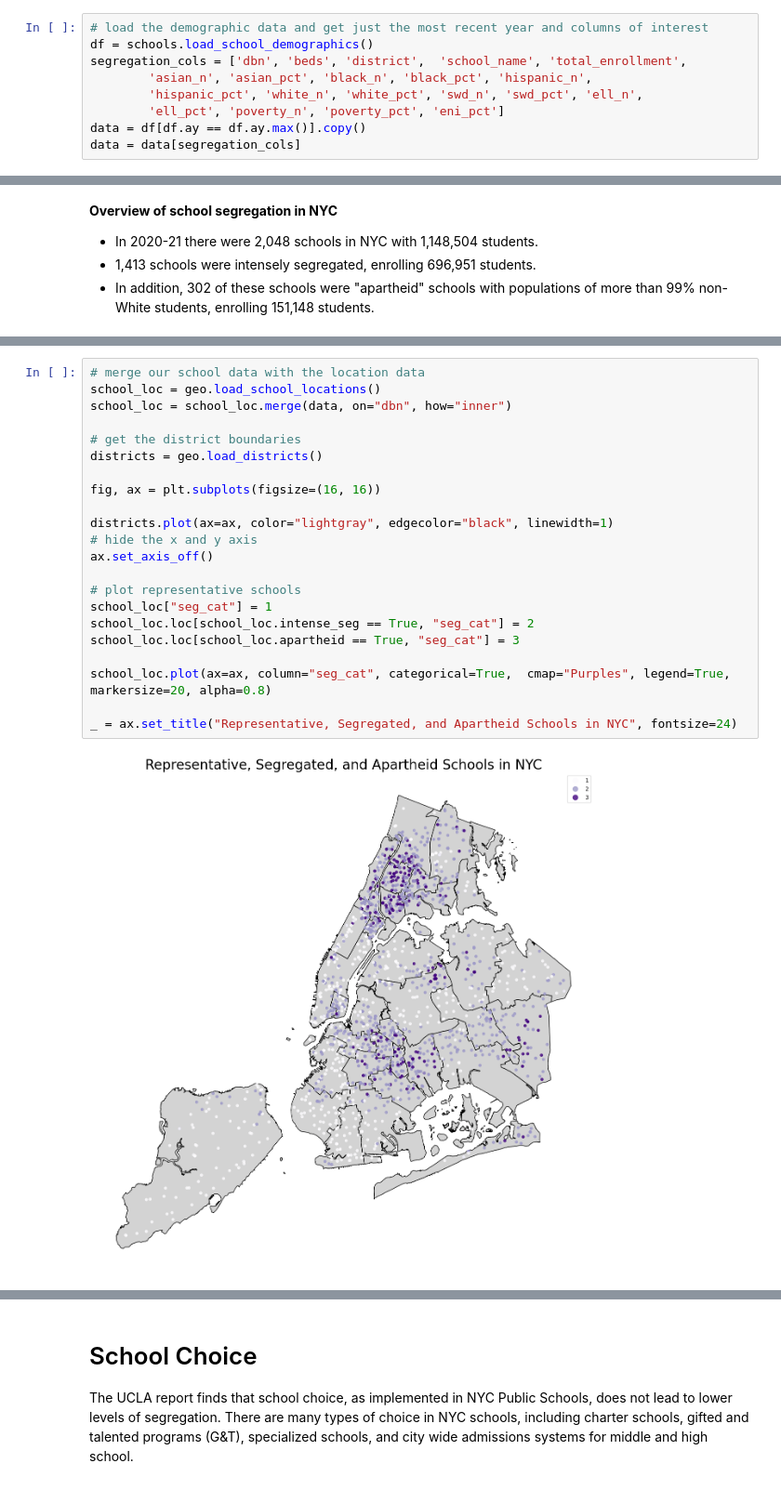
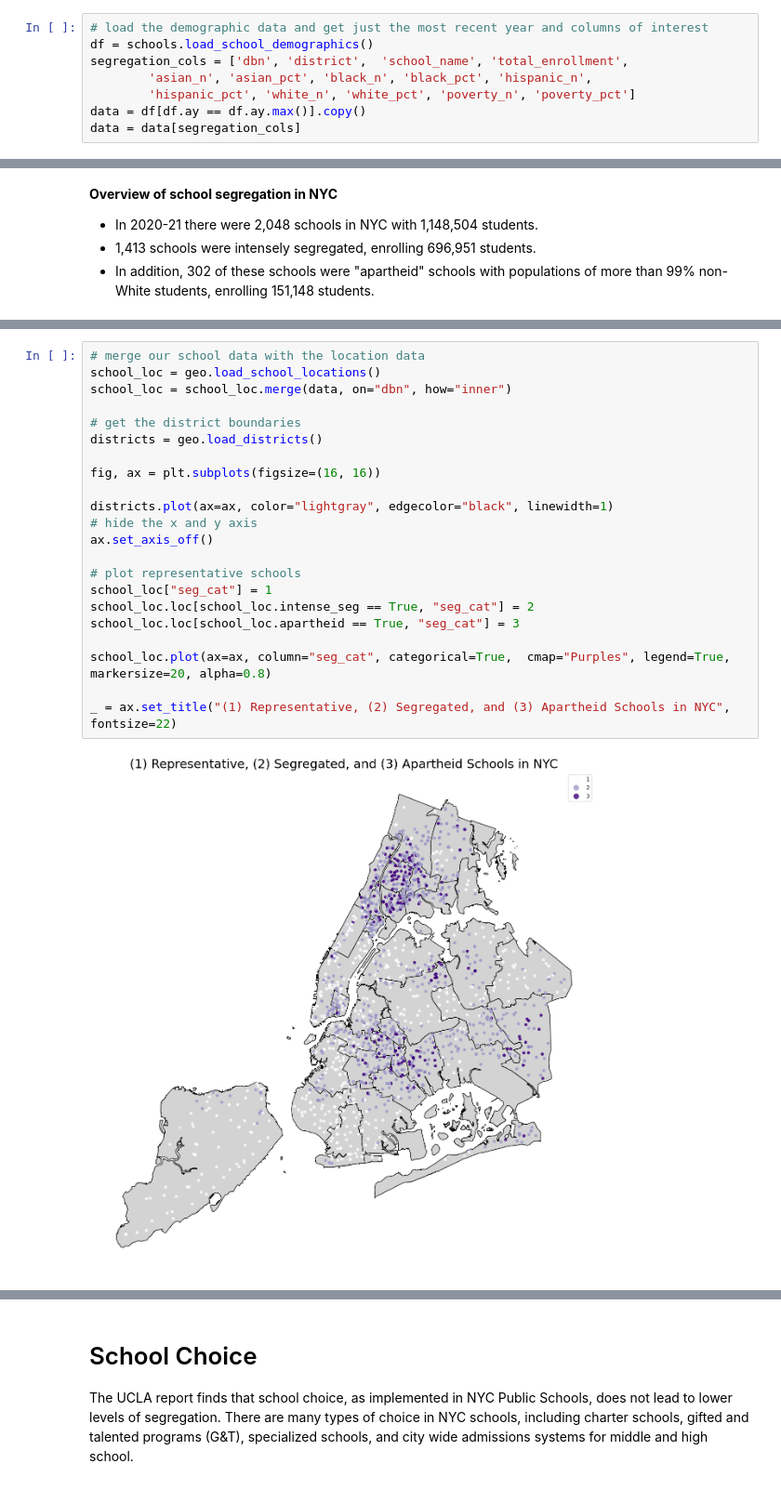
Before and after one commit to adelphi-ed-tech/nycschools, a Jupyter notebook: book/nb/06-Case-Studies/school-segregation.ipynb, the cells around one changed output, grey strips where cells are left out. Shown at 93% size. Cells and saved outputs as stored; diff of their text form.

```diff
--- a/book/nb/06-Case-Studies/school-segregation.ipynb
+++ b/book/nb/06-Case-Studies/school-segregation.ipynb
@@ -22,9 +22,8 @@ from nycschools import schools, geo, ui, class_size
 # %%
 # load the demographic data and get just the most recent year and columns of interest
 df = schools.load_school_demographics()
-segregation_cols = ['dbn', 'beds', 'district',  'school_name', 'total_enrollment',
+segregation_cols = ['dbn', 'district',  'school_name', 'total_enrollment',
         'asian_n', 'asian_pct', 'black_n', 'black_pct', 'hispanic_n',
-        'hispanic_pct', 'white_n', 'white_pct', 'swd_n', 'swd_pct', 'ell_n',
-        'ell_pct', 'poverty_n', 'poverty_pct', 'eni_pct']
+        'hispanic_pct', 'white_n', 'white_pct', 'poverty_n', 'poverty_pct']
 data = df[df.ay == df.ay.max()].copy()
 data = data[segregation_cols]
@@ -90,24 +132,24 @@ Mapping Intense and Apartheid Segregation
 # %%
 # merge our school data with the location data
 school_loc = geo.load_school_locations()
 school_loc = school_loc.merge(data, on="dbn", how="inner")
 
 # get the district boundaries
 districts = geo.load_districts()
 
 fig, ax = plt.subplots(figsize=(16, 16))
 
 districts.plot(ax=ax, color="lightgray", edgecolor="black", linewidth=1)
 # hide the x and y axis
 ax.set_axis_off()
 
 # plot representative schools
 school_loc["seg_cat"] = 1
 school_loc.loc[school_loc.intense_seg == True, "seg_cat"] = 2
 school_loc.loc[school_loc.apartheid == True, "seg_cat"] = 3
 
 school_loc.plot(ax=ax, column="seg_cat", categorical=True,  cmap="Purples", legend=True, markersize=20, alpha=0.8)
 
-_ = ax.set_title("Representative, Segregated, and Apartheid Schools in NYC", fontsize=24)
+_ = ax.set_title("(1) Representative, (2) Segregated, and (3) Apartheid Schools in NYC", fontsize=22)
 # %% [output]
-[figure, old version]
+[figure, new version]
```
Also changed, not shown: parts of 7 cells of this notebook.
